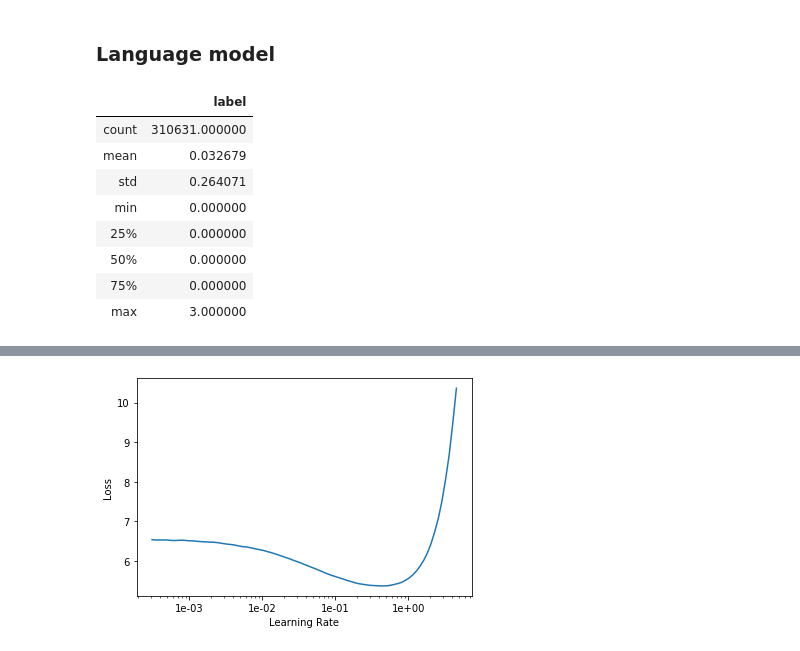
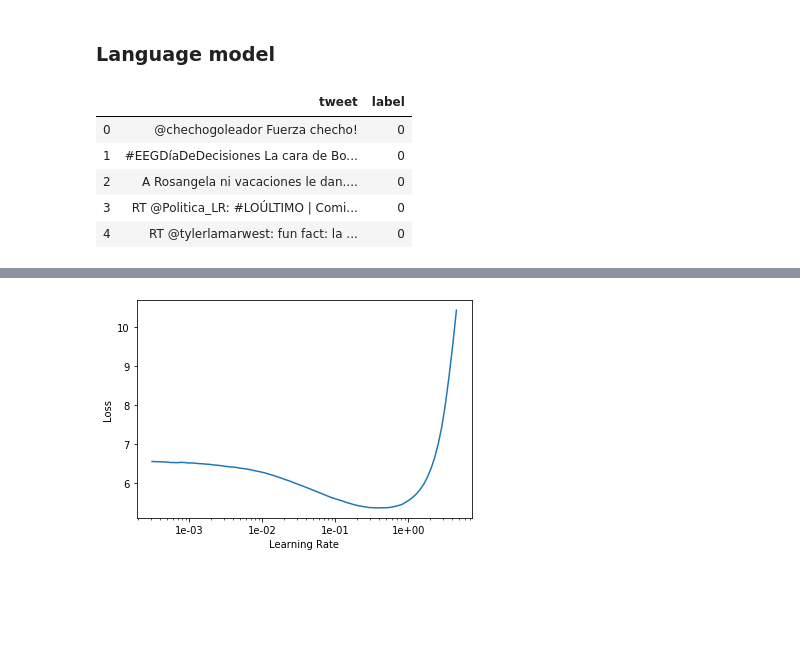
Before and after one commit to dpalominop/ULMFit, a Jupyter notebook: lm-spanish-bwd.ipynb, the cells around one changed output, grey strips where cells are left out. Saved outputs shown, nothing was run; the diff lists cells and outputs as text; code cells hidden in the pictures; blank space fills up the shorter version.

```diff
--- a/lm-spanish-bwd.ipynb
+++ b/lm-spanish-bwd.ipynb
@@ -81,7 +82,7 @@ test_df['label'] = 0
 gen_df = pd.read_csv(path/'general.csv')
 gen_df.loc[pd.isna(gen_df.tweet),'tweet']='NA'
 
-df = pd.read_csv('tweets-es-pe.csv', header=None)
+df = pd.read_csv('datasets/tweets/tweets-es-pe.csv', header=None)
 lm_df = pd.DataFrame()
 lm_df['tweet'] = df.loc[:,1]
 lm_df.loc[pd.isna(lm_df.tweet),'tweet']='NA'
@@ -91,17 +92,14 @@ del df
 
 df = pd.concat([lm_df, gen_df, train_df, val_df, test_df], sort=False)
 # %%
-df.describe()
+df.head()
 # %% [output]
-|  | label |
-| count | 310631.000000 |
-| mean | 0.032679 |
-| std | 0.264071 |
-| min | 0.000000 |
-| 25% | 0.000000 |
-| 50% | 0.000000 |
-| 75% | 0.000000 |
-| max | 3.000000 |
+|  | tweet | label |
+| 0 | @chechogoleador Fuerza checho! | 0 |
+| 1 | #EEGDíaDeDecisiones La cara de Bo... | 0 |
+| 2 | A Rosangela ni vacaciones le dan.... | 0 |
+| 3 | RT @Politica_LR: #LOÚLTIMO | Comi... | 0 |
+| 4 | RT @tylerlamarwest: fun fact: la ... | 0 |
 # %%
 data_lm = (TextList.from_df(df, path, cols='tweet')
     .split_by_rand_pct(0.1, seed=42)
```
Also changed, not shown: parts of 35 cells of this notebook, 1 other file.
